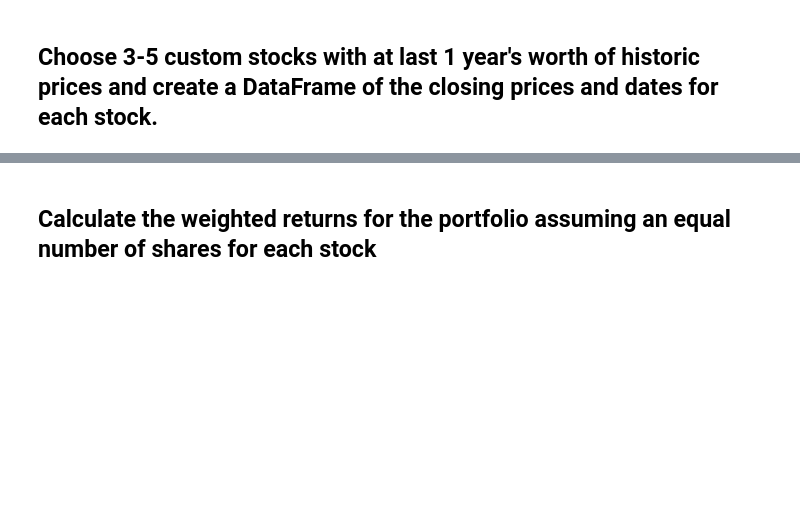
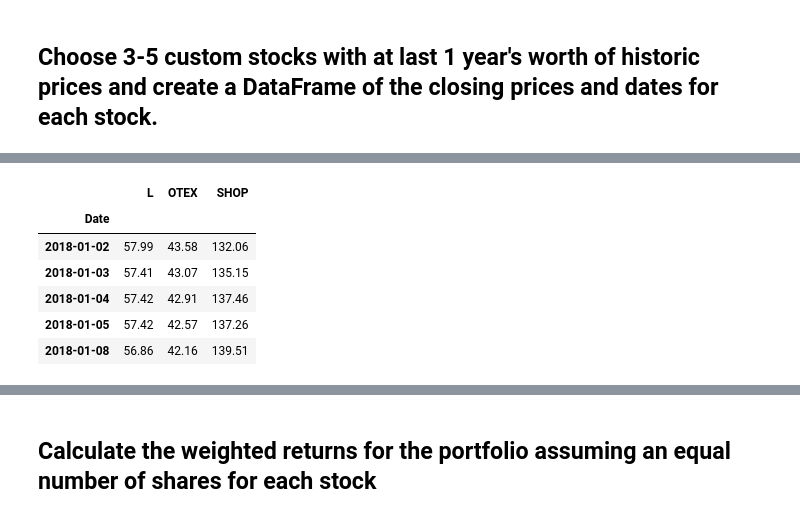
Before and after one commit to Rahdy52/Homework-3, a Jupyter notebook: whale_analysis.ipynb, the cells around one changed output, grey strips where cells are left out. Cells and saved outputs as stored; diff of their text form; code cells hidden in the pictures; blank space fills up the shorter version.

```diff
--- a/whale_analysis.ipynb
+++ b/whale_analysis.ipynb
@@ -459,2 +514,12 @@ In this section, you will build your own portfolio of stocks, calculate the retu
+# %%
+own_portfolio_df.head()
+# %% [output]
+|  | L | OTEX | SHOP |
+| Date |  |  |  |
+| 2018-01-02 | 57.99 | 43.58 | 132.06 |
+| 2018-01-03 | 57.41 | 43.07 | 135.15 |
+| 2018-01-04 | 57.42 | 42.91 | 137.46 |
+| 2018-01-05 | 57.42 | 42.57 | 137.26 |
+| 2018-01-08 | 56.86 | 42.16 | 139.51 |
 # %%
 # Calculate daily returns
```
Also changed, not shown: parts of 13 cells of this notebook.
